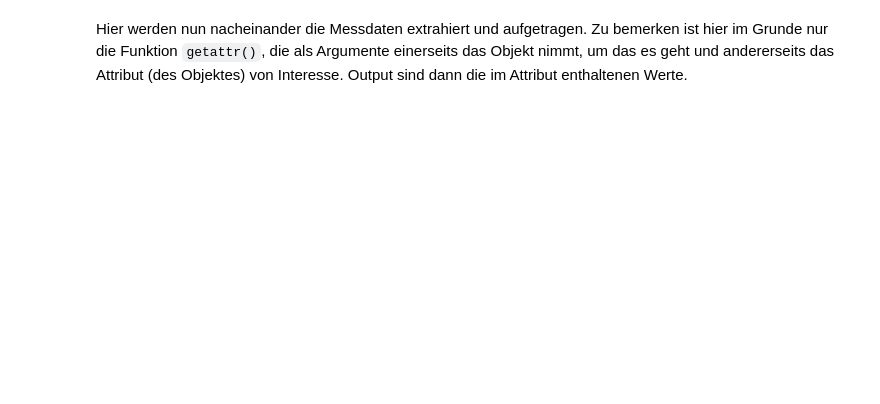
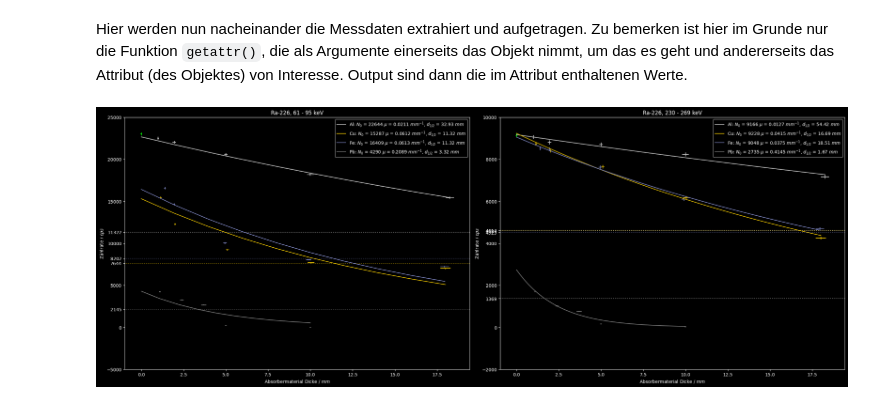
Before and after one commit to HateFindingNames/RadiationProtection_DetectorTechnology, a Jupyter notebook: V10/V10.ipynb, the cells around one changed output. Saved outputs shown, nothing was run; the diff lists cells and outputs as text; code cells hidden in the pictures; blank space fills up the shorter version.

```diff
--- a/V10/V10.ipynb
+++ b/V10/V10.ipynb
@@ -312 +237,5 @@ def plottyfunct(dataset, isotope):
+# %%
+plottyfunct(ra226_1, "Ra-226", debug=True)
+# %% [output]
+[figure, added]
 # %%
```
Also changed, not shown: parts of 10 cells of this notebook.
